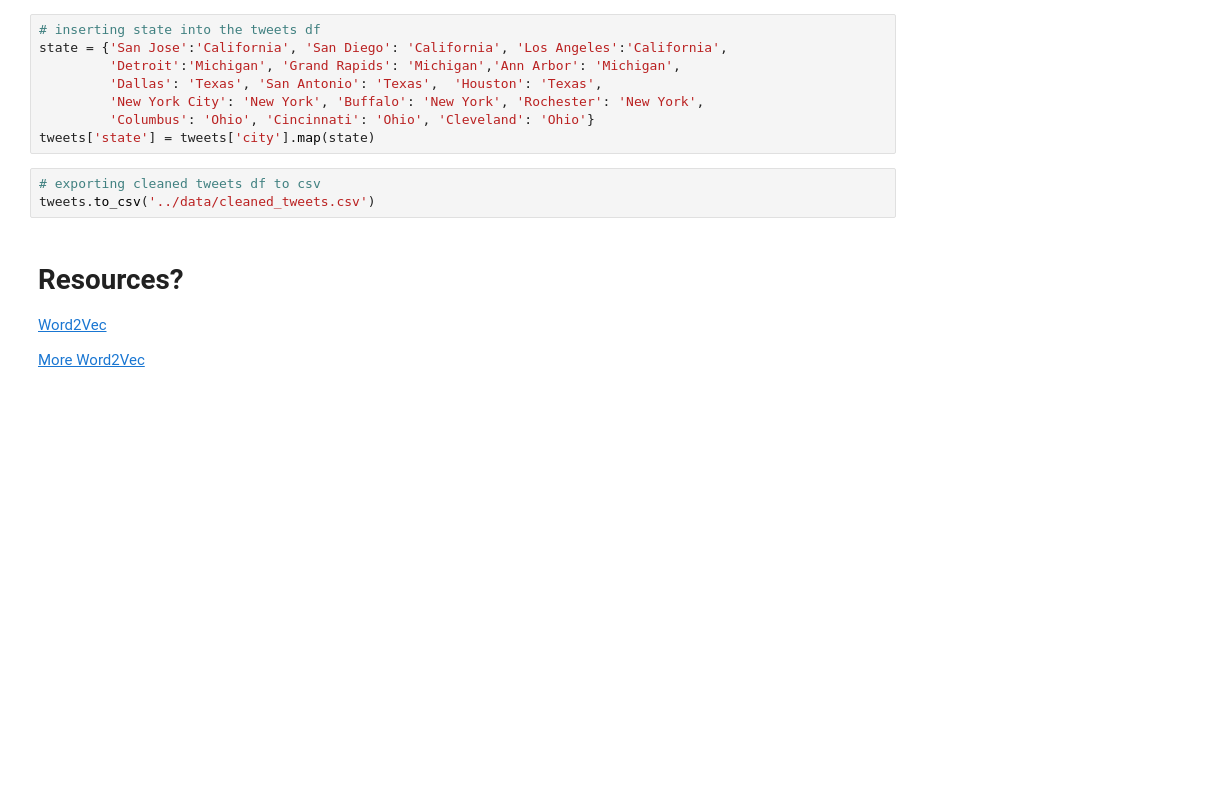
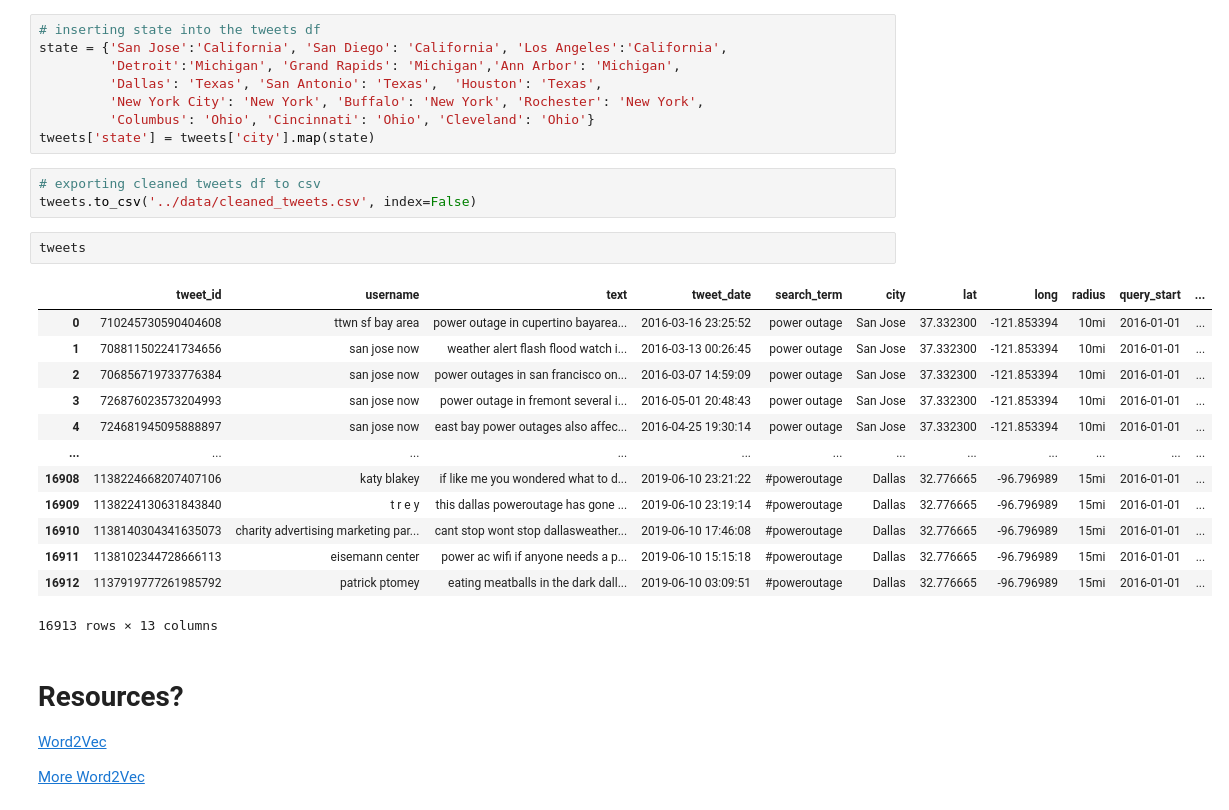
Before and after one commit to dmedellin2/mapping_power_outages, a Jupyter notebook: danielle/02_data_cleaning_and_word2vec.ipynb, the cells around one changed output. Drawn from its saved outputs; the diff is of its cells as text; blank space fills up the shorter version.

```diff
--- a/danielle/02_data_cleaning_and_word2vec.ipynb
+++ b/danielle/02_data_cleaning_and_word2vec.ipynb
@@ -369,7 +369,23 @@ state = {'San Jose':'California', 'San Diego': 'California', 'Los Angeles':'Cali
 tweets['state'] = tweets['city'].map(state)
 # %%
 # exporting cleaned tweets df to csv
-tweets.to_csv('../data/cleaned_tweets.csv')
+tweets.to_csv('../data/cleaned_tweets.csv', index=False)
+# %%
+tweets
+# %% [output]
+|  | tweet_id | username | text | tweet_date | search_term | city | lat | long | radius | query_start | ... |
+| 0 | 710245730590404608 | ttwn sf bay area | power outage in cupertino bayarea... | 2016-03-16 23:25:52 | power outage | San Jose | 37.332300 | -121.853394 | 10mi | 2016-01-01 | ... |
+| 1 | 708811502241734656 | san jose now | weather alert flash flood watch i... | 2016-03-13 00:26:45 | power outage | San Jose | 37.332300 | -121.853394 | 10mi | 2016-01-01 | ... |
+| 2 | 706856719733776384 | san jose now | power outages in san francisco on... | 2016-03-07 14:59:09 | power outage | San Jose | 37.332300 | -121.853394 | 10mi | 2016-01-01 | ... |
+| 3 | 726876023573204993 | san jose now | power outage in fremont several i... | 2016-05-01 20:48:43 | power outage | San Jose | 37.332300 | -121.853394 | 10mi | 2016-01-01 | ... |
+| 4 | 724681945095888897 | san jose now | east bay power outages also affec... | 2016-04-25 19:30:14 | power outage | San Jose | 37.332300 | -121.853394 | 10mi | 2016-01-01 | ... |
+| ... | ... | ... | ... | ... | ... | ... | ... | ... | ... | ... | ... |
+| 16908 | 1138224668207407106 | katy blakey | if like me you wondered what to d... | 2019-06-10 23:21:22 | #poweroutage | Dallas | 32.776665 | -96.796989 | 15mi | 2016-01-01 | ... |
+| 16909 | 1138224130631843840 | t r e y | this dallas poweroutage has gone ... | 2019-06-10 23:19:14 | #poweroutage | Dallas | 32.776665 | -96.796989 | 15mi | 2016-01-01 | ... |
+| 16910 | 1138140304341635073 | charity advertising marketing par... | cant stop wont stop dallasweather... | 2019-06-10 17:46:08 | #poweroutage | Dallas | 32.776665 | -96.796989 | 15mi | 2016-01-01 | ... |
+| 16911 | 1138102344728666113 | eisemann center | power ac wifi if anyone needs a p... | 2019-06-10 15:15:18 | #poweroutage | Dallas | 32.776665 | -96.796989 | 15mi | 2016-01-01 | ... |
+| 16912 | 1137919777261985792 | patrick ptomey | eating meatballs in the dark dall... | 2019-06-10 03:09:51 | #poweroutage | Dallas | 32.776665 | -96.796989 | 15mi | 2016-01-01 | ... |
+16913 rows × 13 columns
 # %% [markdown]
 # Resources?
 [Word2Vec](https://pathmind.com/wiki/word2vec)
```
Also changed, not shown: 2 other files.
